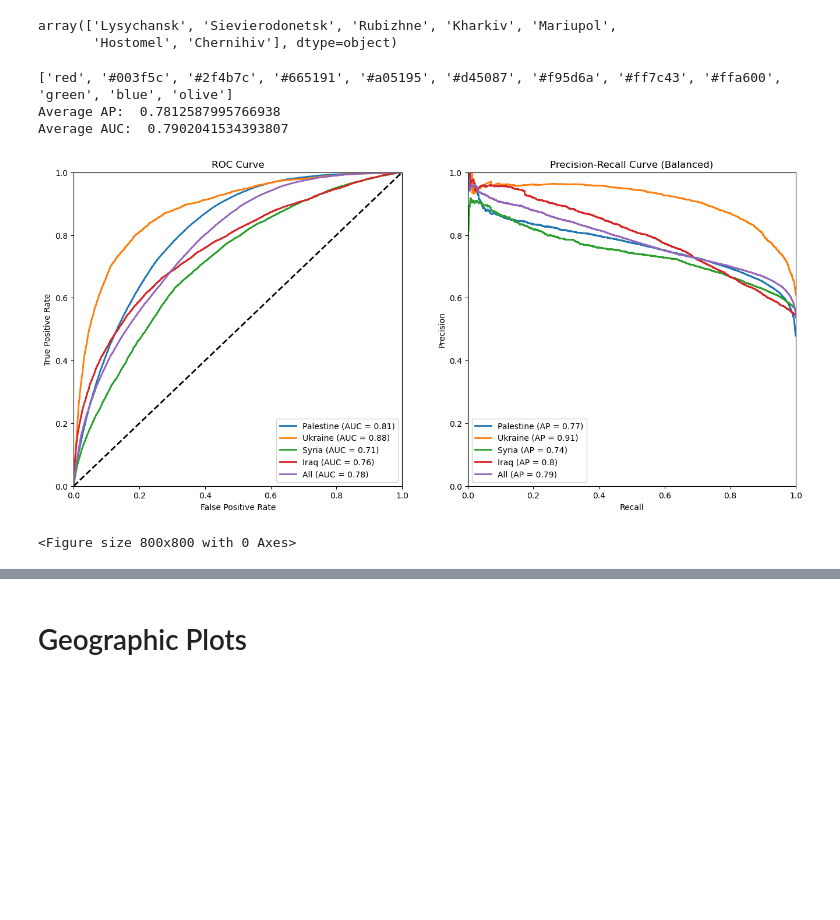
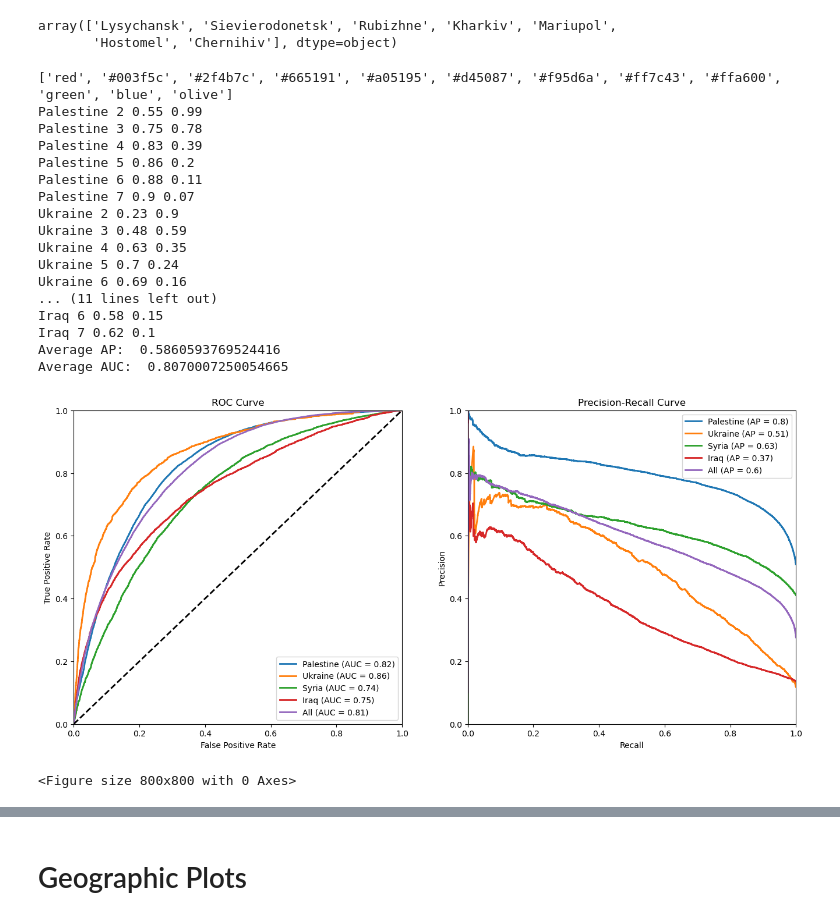
Before and after one commit to oballinger/PWTT, a Jupyter notebook: code/pwtt.ipynb, the cells around one changed output, grey strips where cells are left out. Saved outputs shown, nothing was run; the diff lists cells and outputs as text; code cells hidden in the pictures; blank space fills up the shorter version.

```diff
--- a/code/pwtt.ipynb
+++ b/code/pwtt.ipynb
@@ -41,14 +41,18 @@ fp=pd.DataFrame()
 gr=pd.DataFrame()
 pt=pd.DataFrame()
 
-dir='../data/GEE/'
+#dir='../data/GEE/'
+#dir='../data/GEE_1_month/'
 
+dir='../data/Gaza/'
 for file in os.listdir(dir):
     if 'csv' in file:
         try:
             tdf=pd.read_csv(dir+file)
             tdf['loc']=file.split('_')[0]
             tdf['date']=pd.to_datetime(file.split('_')[1])
+            if "Gaza" in dir:
+                tdf['loc']=tdf['loc']+' '+tdf['date'].dt.strftime('%Y-%m-%d')
             tdf['period']=int(file.split('_')[2])
             if 'grid' in file:
                 gr=pd.concat([gr,tdf])
@@ -56,7 +60,6 @@ for file in os.listdir(dir):
                 fp=pd.concat([fp,tdf])
         except:
             pt=pd.concat([pt,tdf])
-
 
 def convert_ticks(sub, ax, crs='epsg:4326'):
     x_ticks=ax.get_xticks()
@@ -107,7 +110,8 @@ gr['grid_id']=gr['loc']+'_'+gr['grid_id'].astype(str)
 gr.reset_index(inplace=True)
 
 gr=gr.rename(columns={'index':'grid_index'})
-fp=gpd.sjoin(fp, gr[['geometry','grid_id','grid_index']], how='left', op='within').fillna(0)
+gr_geosubset=gr[['geometry','grid_id','grid_index']].drop_duplicates(subset='geometry')
+fp=gpd.sjoin(fp, gr_geosubset, how='left').fillna(0)
 
 bct=fp.groupby('grid_id')['class'].count().rename('b_count')
 dbct=fp.groupby('grid_id')['class'].sum().rename('db_count')
@@ -615,6 +655,12 @@ def get_roc(df, cols, balance=False, geo_level='country'):
         average_precision = average_precision_score(sub['class'], sub[cols], sample_weight=sub['area'])
         precision, recall, pr_thresholds = precision_recall_curve(sub['class'], sub[cols], sample_weight=sub['area'])
 
+        #print precision at each integer threshold between 2 and 8
+        for threshold in range(2,8):
+            #closest to integer
+            ix = np.argmin(np.abs(pr_thresholds - threshold))
+
+            print(loc, threshold, np.round(precision[ix],2), np.round(recall[ix],2))
         f1=(2 * (precision * recall) / (precision + recall))
         f1=f1[~np.isnan(f1)]
         ix = np.argmax(f1)
@@ -653,38 +699,52 @@ def get_roc(df, cols, balance=False, geo_level='country'):
     ax2.plot(recall, precision, lw=2, label='{} (AP = {})'.format('All', round(average_precision, 2)))
 
     print('Average AP: ', np.average(aps, weights=ns))
     print('Average AUC: ', np.average(aucs, weights=ns))
 
     ax1.set_xlabel('False Positive Rate')
     ax1.set_ylabel('True Positive Rate')
     ax1.legend(loc="lower right")
     ax1.set_title('ROC Curve')
 
     ax1.set_xlim([0.0, 1.0])
     ax1.set_ylim([0.0, 1.0])
 
     ax2.set_xlim([0.0, 1.0])
     ax2.set_ylim([0.0, 1.0])
 
-    ax2.set_title('Precision-Recall Curve (Balanced)')
+    ax2.set_title('Precision-Recall Curve')
     ax2.set_xlabel('Recall')
     ax2.set_ylabel('Precision')
     plt.tight_layout()
     ax2.legend()
     fig.savefig('../figs/roc.png', dpi=300)
     #plt.show()
 #geometric mean
 fp['combined']=fp[['max_change','k50','k100']].mean(axis=1)
 
 #cols=['max_change','VV','VH','k20','k50','k100','k150','B2','B3','B4','B8','B12', 'coh_change','coherence','coh_pre']
-get_roc(fp, ['combined'], balance=True, geo_level='country')
+get_roc(fp, ['combined'], balance=False, geo_level='country')
 #get_roc(pt.dropna(), 'k50')
 #get_roc(gr.dropna(), 'k50')
 # %% [output]
 ['red', '#003f5c', '#2f4b7c', '#665191', '#a05195', '#d45087', '#f95d6a', '#ff7c43', '#ffa600', 'green', 'blue', 'olive']
-Average AP:  0.7812587995766938
-Average AUC:  0.7902041534393807
+Palestine 2 0.55 0.99
+Palestine 3 0.75 0.78
+Palestine 4 0.83 0.39
+Palestine 5 0.86 0.2
+Palestine 6 0.88 0.11
+Palestine 7 0.9 0.07
+Ukraine 2 0.23 0.9
+Ukraine 3 0.48 0.59
+Ukraine 4 0.63 0.35
+Ukraine 5 0.7 0.24
+Ukraine 6 0.69 0.16
+... (11 lines left out)
+Iraq 6 0.58 0.15
+Iraq 7 0.62 0.1
+Average AP:  0.5860593769524416
+Average AUC:  0.8070007250054665
-[figure, old version]
+[figure, new version]
 <Figure size 800x800 with 0 Axes>
 # %%
 from statsmodels.formula.api import ols
```
Also changed, not shown: parts of 21 cells of this notebook, 24 other files.
